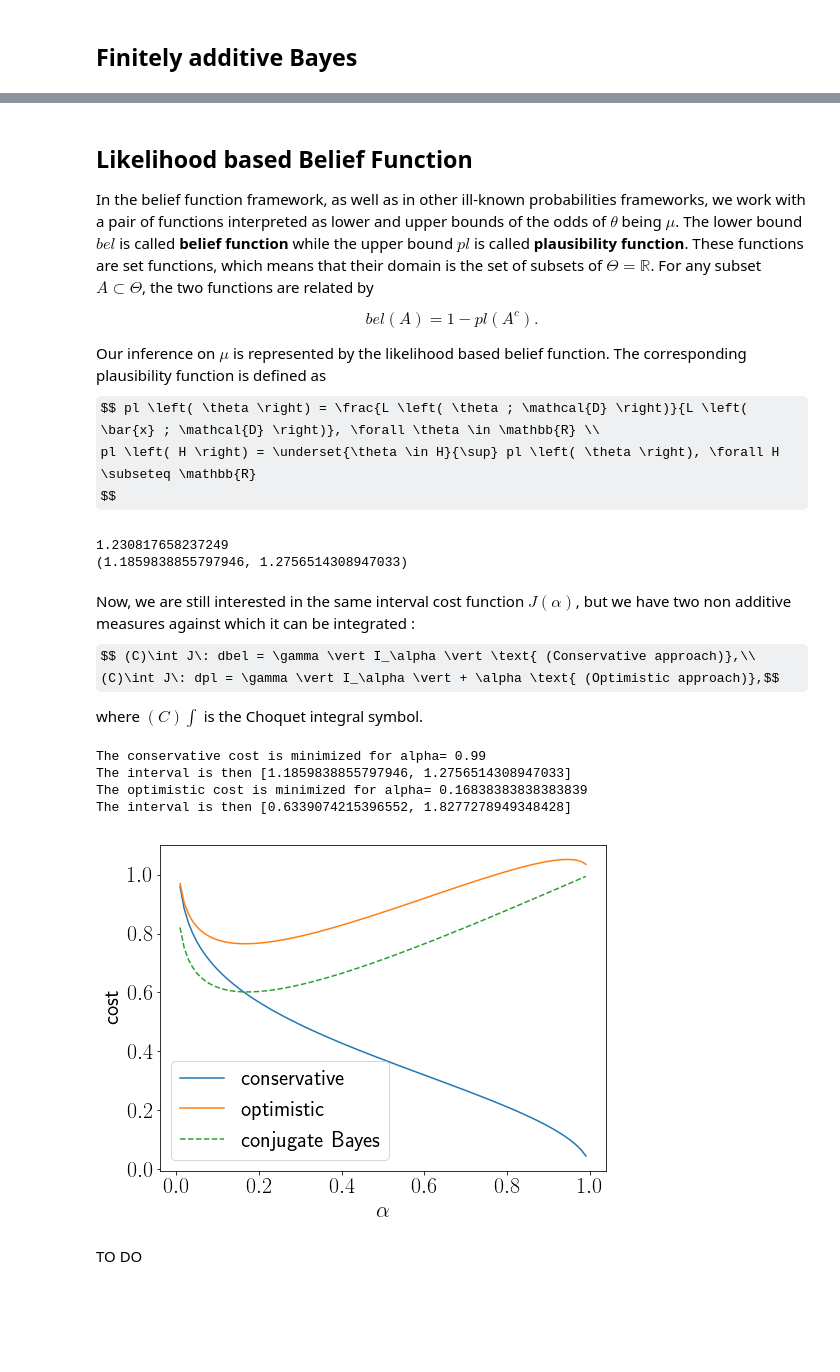
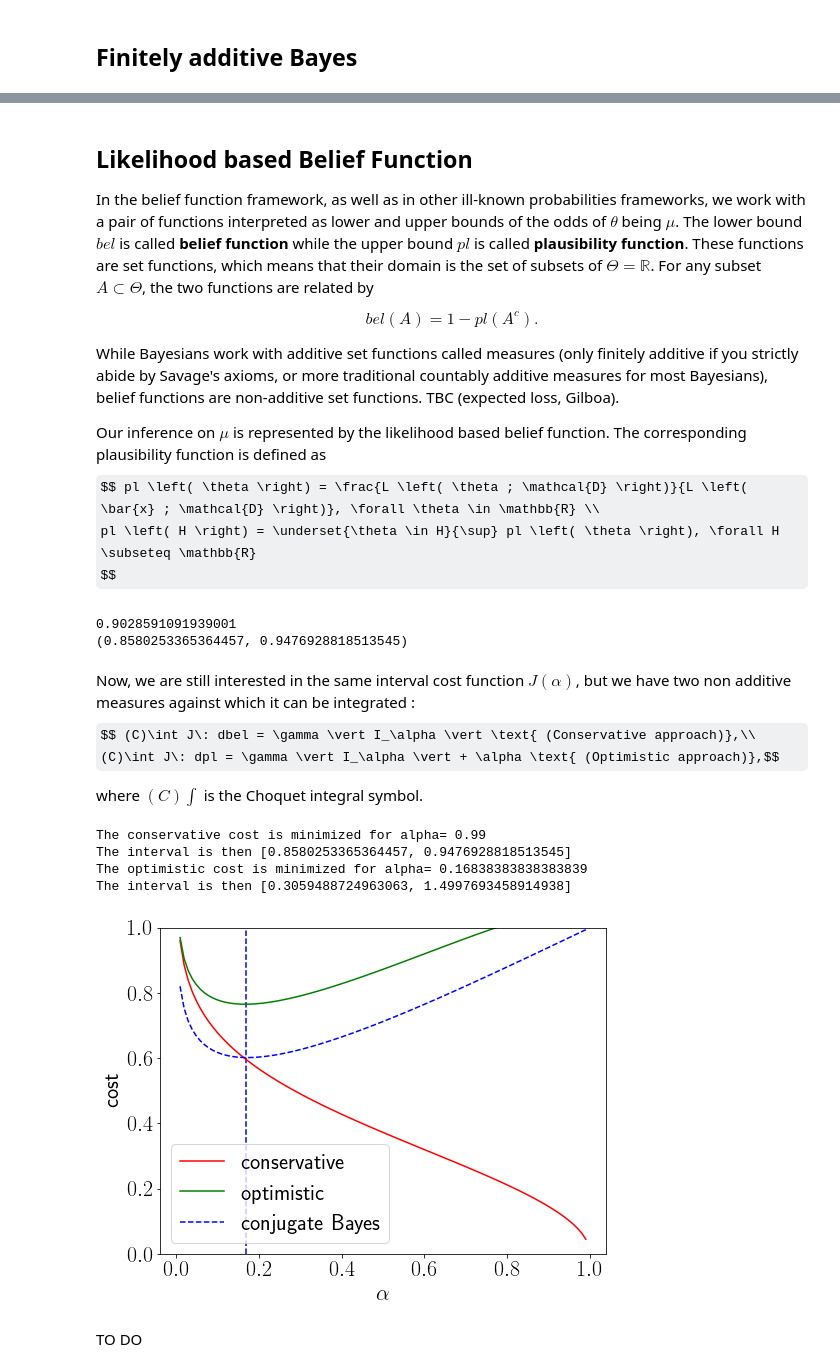
Before and after one commit to rbardenet/subjective-fits, a Jupyter notebook: tutorial_notebook/tutorial.ipynb, the cells around one changed output, grey strips where cells are left out. Drawn from its saved outputs; the diff is of its cells as text; code cells hidden in the pictures; some formulas as TeX source; blank space fills up the shorter version.

Commit message:
added minimizers to the plots

```diff
--- a/tutorial_notebook/tutorial.ipynb
+++ b/tutorial_notebook/tutorial.ipynb
@@ -30,13 +30,13 @@ def generateData(N, mu, sigma2, tag="well-specified"):
     if tag=="well-specified":
         return mu+np.sqrt(sigma2)*npr.randn(N)
 # %%
-#npr.seed(1)
-muTrue = 1
+npr.seed(1)
+thetaTrue = 1 # "true" value of the mean
 sigma2True = 1
 alpha = .05
 gamma = 0.5 # importance of the length of the interval vs. the interval containing the true value
 N = 10
-x = generateData(N, muTrue, sigma2True)
+x = generateData(N, thetaTrue, sigma2True)
 # %%
 plt.hist(x)
 plt.show()
@@ -138,6 +150,8 @@ In the belief function framework, as well as in other ill-known probabilities fr
 
 $$bel \left( A \right) = 1 - pl \left(A^c\right).$$
 
+While Bayesians work with additive set functions called measures (only finitely additive if you strictly abide by Savage's axioms, or more traditional countably additive measures for most Bayesians), belief functions are non-additive set functions. TBC (expected loss, Gilboa).
+
 Our inference on $\mu$ is represented by the likelihood based belief function. The corresponding plausibility function is defined as
 $$ pl \left( \theta \right) = \frac{L \left( \theta ; \mathcal{D} \right)}{L \left( \bar{x} ; \mathcal{D} \right)}, \forall \theta \in \mathbb{R} \\
 pl \left( H \right) = \underset{\theta \in H}{\sup} pl \left( \theta \right), \forall H \subseteq \mathbb{R}
@@ -149,8 +163,8 @@ bf = bf.BaselineBF(data=x, sigma2Lhd=sigma2True)
 print(bf.estimate()) # yields a point estimate, here the MLE
 print(bf.interval(.01))
 # %% [output]
-1.230817658237249
-(1.1859838855797946, 1.2756514308947033)
+0.9028591091939001
+(0.8580253365364457, 0.9476928818513545)
 # %% [markdown]
   Now, we are still interested in the same interval cost function $J \left(\alpha \right)$, but we have two non additive measures against which it can be integrated :
   $$ (C)\int J\: dbel = \gamma \vert I_\alpha \vert \text{ (Conservative approach)},\\
@@ -160,38 +174,50 @@ print(bf.interval(.01))
 # %%
 costs_cons = []
 costs_optm = []
 for alpha  in alphas:
     lo, hi = bf.interval(1-alpha)
     costs_cons.append( gamma*(hi-lo))
     costs_optm.append( gamma*(hi-lo) + alpha )
 
+yMin = 0
+yMax = 1
+plt.ylim([yMin,yMax])
+
+# Conservative approach
 ind = np.argmin(costs_cons) # Find the alpha that minimizes the cost
 alphaStar = alphas[ind]
+plt.vlines(alphaStar,yMin,yMax,linestyle='--',color='red')
 print("The conservative cost is minimized for alpha=", alphaStar)
 lo, hi = bf.interval(1-alphaStar)
 intervals["conservative likelihood-based BF"] = [lo, hi]
 print("The interval is then", intervals["conservative likelihood-based BF"])
 
+# Optimistic approach
 ind = np.argmin(costs_optm) # Find the alpha that minimizes the cost
 alphaStar = alphas[ind]
+plt.vlines(alphaStar,yMin,yMax,linestyle='--',color='green')
 print("The optimistic cost is minimized for alpha=", alphaStar)
 lo, hi = bf.interval(1-alphaStar)
 intervals["optimistic likelihood-based BF"] = [lo, hi]
 print("The interval is then", intervals["optimistic likelihood-based BF"])
 
-plt.plot(alphas, costs_cons, label="conservative")
-plt.plot(alphas, costs_optm, label="optimistic")
-plt.plot(alphas, costs_cb, '--', label="conjugate Bayes")
+# plot the costs
+plt.plot(alphas, costs_cons, label="conservative", color='r')
+plt.plot(alphas, costs_optm, label="optimistic", color='g')
+plt.plot(alphas, costs_cb, label="conjugate Bayes", color='b')
+
+# show the minimzers
+
 plt.xlabel(r"$\alpha$")
 plt.ylabel("cost")
 plt.legend()
 plt.show()
 # %% [output]
 The conservative cost is minimized for alpha= 0.99
-The interval is then [1.1859838855797946, 1.2756514308947033]
+The interval is then [0.8580253365364457, 0.9476928818513545]
 The optimistic cost is minimized for alpha= 0.16838383838383839
-The interval is then [0.6339074215396552, 1.8277278949348428]
+The interval is then [0.3059488724963063, 1.4997693458914938]
-[figure, old version]
+[figure, new version]
 # %% [markdown]
 TO DO
 # %% [markdown]
```
Also changed, not shown: parts of 9 cells of this notebook.
